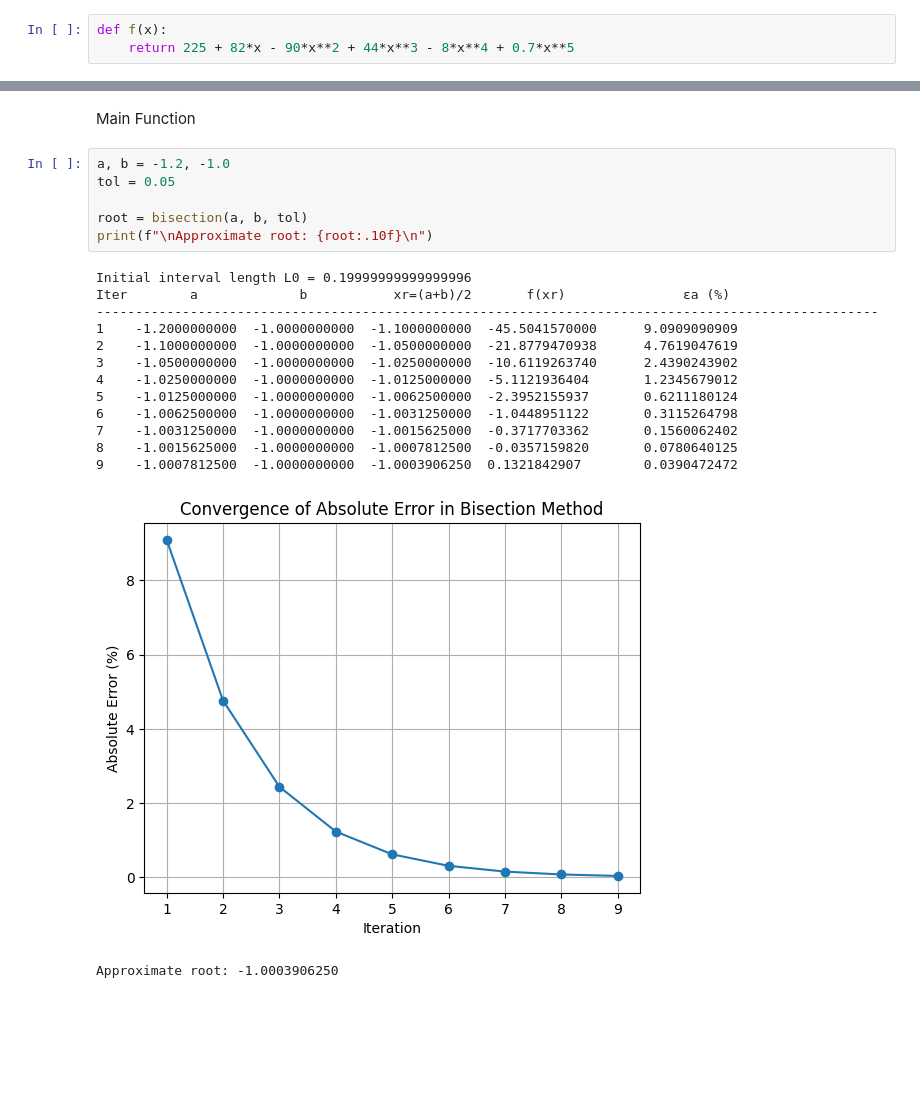
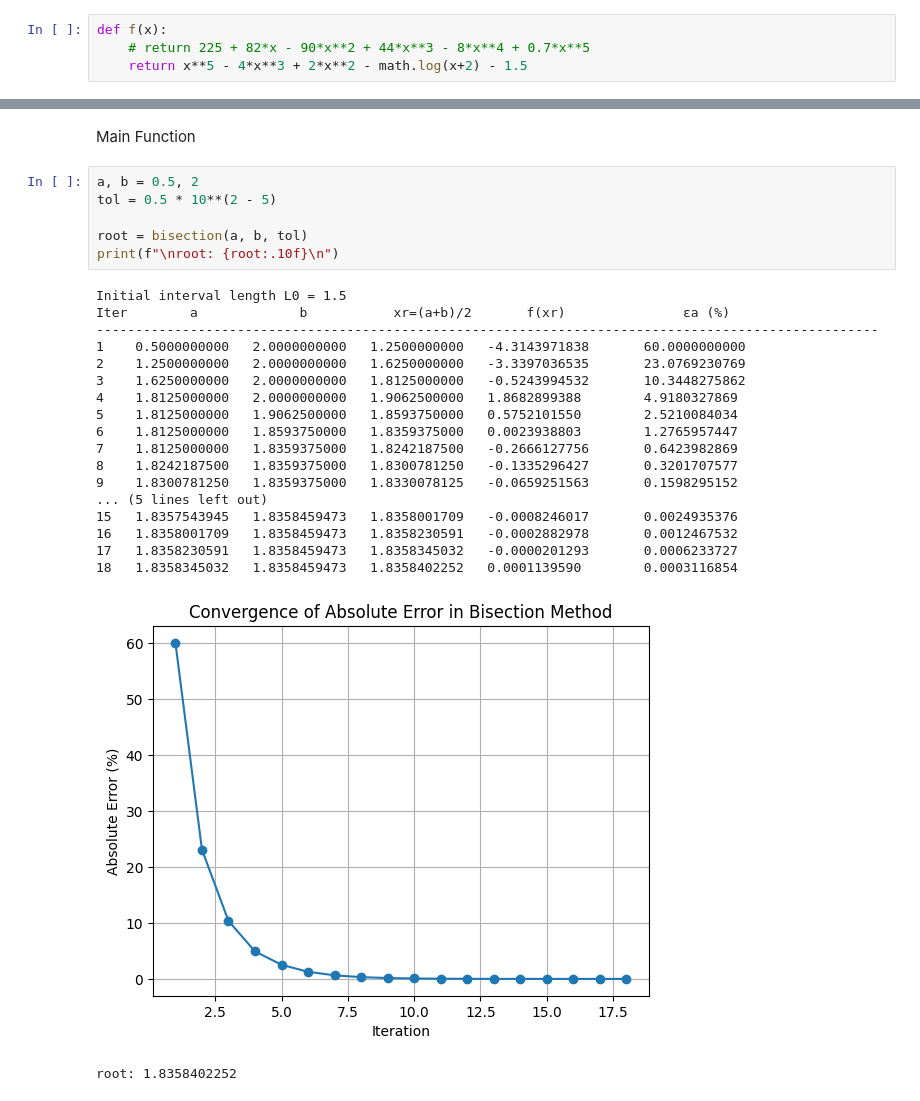
Before and after one commit to hasanmehediii/CSE-3202_Numerical-Methods, a Jupyter notebook: Bisection Method/problem1.ipynb, the cells around one changed output, grey strips where cells are left out. Drawn from its saved outputs; the diff is of its cells as text; blank space fills up the shorter version.

```diff
--- a/Bisection Method/problem1.ipynb
+++ b/Bisection Method/problem1.ipynb
@@ -7,7 +7,8 @@ import matplotlib.pyplot as plt
 Function Definition
 # %%
 def f(x):
-    return 225 + 82*x - 90*x**2 + 44*x**3 - 8*x**4 + 0.7*x**5
+    # return 225 + 82*x - 90*x**2 + 44*x**3 - 8*x**4 + 0.7*x**5
+    return x**5 - 4*x**3 + 2*x**2 - math.log(x+2) - 1.5
 # %% [markdown]
 Bisection Method
 # %%
@@ -65,23 +65,28 @@ def bisection(a, b, tol):
 # %% [markdown]
 Main Function
 # %%
-a, b = -1.2, -1.0
-tol = 0.05
+a, b = 0.5, 2
+tol = 0.5 * 10**(2 - 5)
 
 root = bisection(a, b, tol)
-print(f"\nApproximate root: {root:.10f}\n")
+print(f"\nroot: {root:.10f}\n")
 # %% [output]
-Initial interval length L0 = 0.19999999999999996
+Initial interval length L0 = 1.5
 Iter        a             b           xr=(a+b)/2       f(xr)               εa (%)
 ----------------------------------------------------------------------------------------------------
-1    -1.2000000000  -1.0000000000  -1.1000000000  -45.5041570000      9.0909090909
-2    -1.1000000000  -1.0000000000  -1.0500000000  -21.8779470938      4.7619047619
-3    -1.0500000000  -1.0000000000  -1.0250000000  -10.6119263740      2.4390243902
-4    -1.0250000000  -1.0000000000  -1.0125000000  -5.1121936404       1.2345679012
-5    -1.0125000000  -1.0000000000  -1.0062500000  -2.3952155937       0.6211180124
-6    -1.0062500000  -1.0000000000  -1.0031250000  -1.0448951122       0.3115264798
-7    -1.0031250000  -1.0000000000  -1.0015625000  -0.3717703362       0.1560062402
-8    -1.0015625000  -1.0000000000  -1.0007812500  -0.0357159820       0.0780640125
-9    -1.0007812500  -1.0000000000  -1.0003906250  0.1321842907        0.0390472472
+1    0.5000000000   2.0000000000   1.2500000000   -4.3143971838       60.0000000000
+2    1.2500000000   2.0000000000   1.6250000000   -3.3397036535       23.0769230769
+3    1.6250000000   2.0000000000   1.8125000000   -0.5243994532       10.3448275862
+4    1.8125000000   2.0000000000   1.9062500000   1.8682899388        4.9180327869
+5    1.8125000000   1.9062500000   1.8593750000   0.5752101550        2.5210084034
+6    1.8125000000   1.8593750000   1.8359375000   0.0023938803        1.2765957447
+7    1.8125000000   1.8359375000   1.8242187500   -0.2666127756       0.6423982869
+8    1.8242187500   1.8359375000   1.8300781250   -0.1335296427       0.3201707577
+9    1.8300781250   1.8359375000   1.8330078125   -0.0659251563       0.1598295152
+... (5 lines left out)
+15   1.8357543945   1.8358459473   1.8358001709   -0.0008246017       0.0024935376
+16   1.8358001709   1.8358459473   1.8358230591   -0.0002882978       0.0012467532
+17   1.8358230591   1.8358459473   1.8358345032   -0.0000201293       0.0006233727
+18   1.8358345032   1.8358459473   1.8358402252   0.0001139590        0.0003116854
-[figure, old version]
+[figure, new version]
-Approximate root: -1.0003906250
+root: 1.8358402252
```
Also changed, not shown: parts of 1 cell of this notebook, 4 other files.
